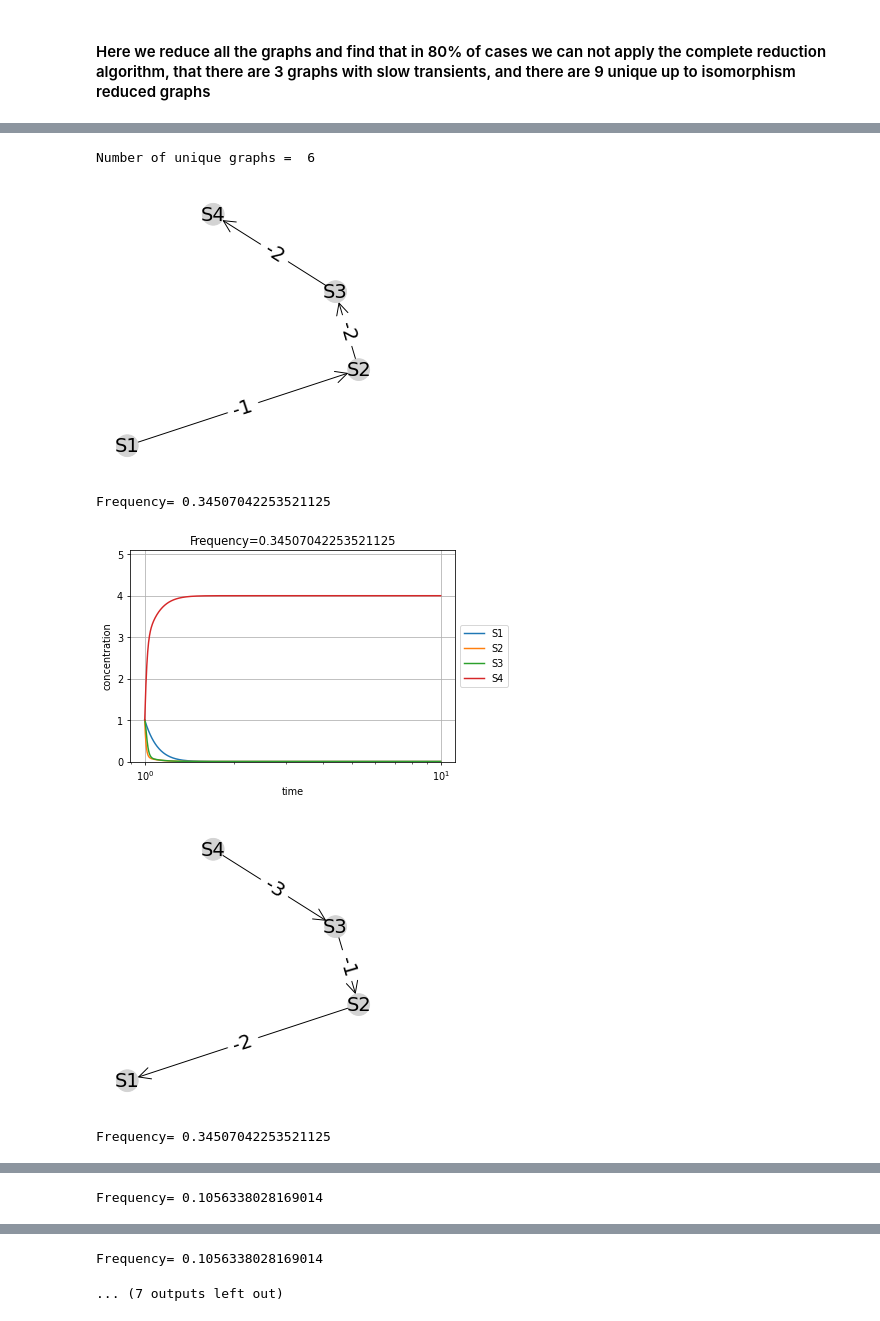
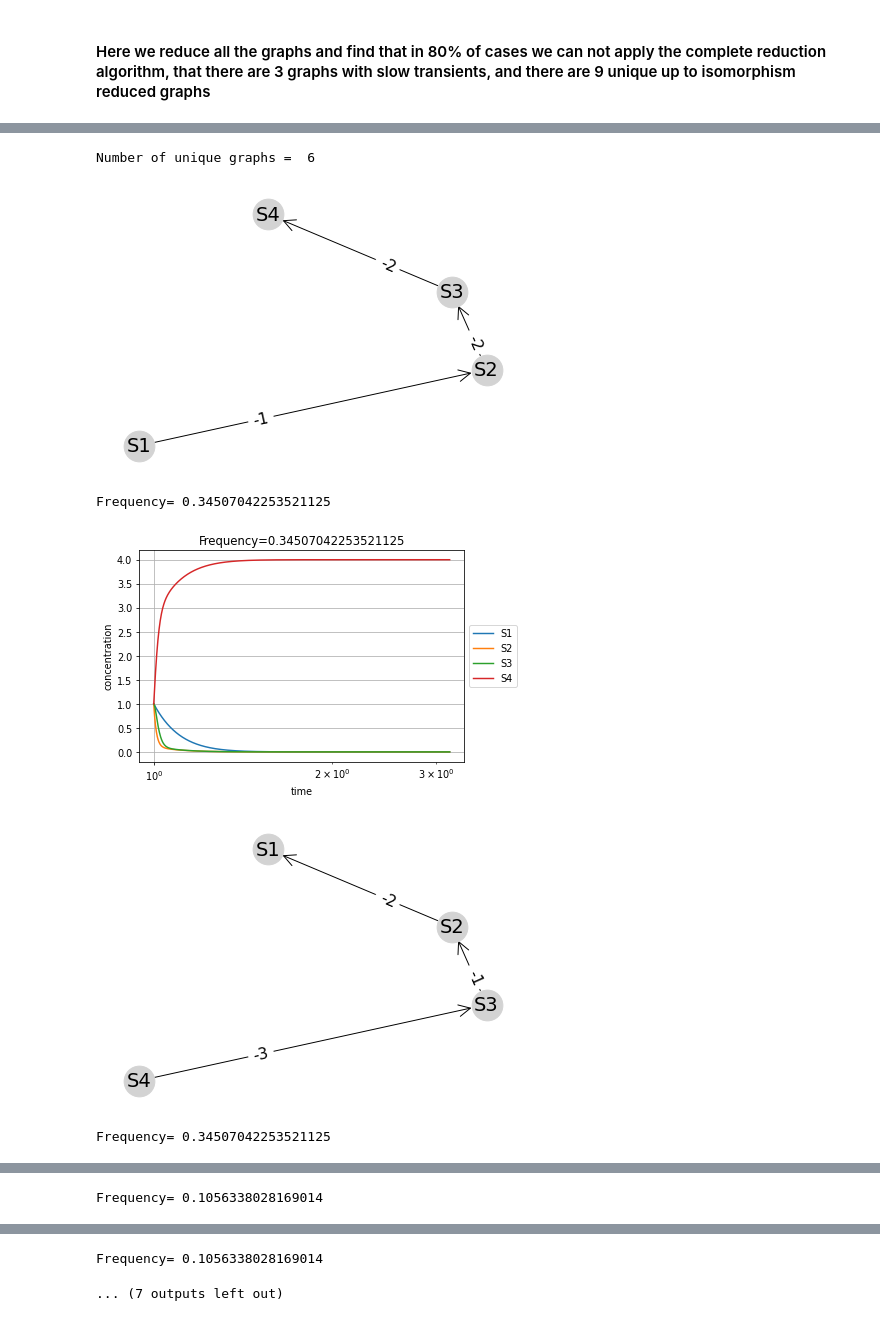
Before and after one commit to oradules/LNetReduce, a Jupyter notebook: Example_Petrov_paper.ipynb, the cells around one changed output, grey strips where cells are left out. Drawn from its saved outputs; the diff is of its cells as text; code cells hidden in the pictures.

```diff
--- a/Example_Petrov_paper.ipynb
+++ b/Example_Petrov_paper.ipynb
@@ -112,7 +32,7 @@ ungluing: {'S4': OutEdgeDataView([('S3', 'S4', -2), ('S4', 'S3', -1)]), 'S1': Ou
 # %%
 from itertools import product
 
-edge_labels = get_edge_labels_dic(G)
+edge_labels = nx.get_edge_attributes(G, 'weight')
 orders = list(product([-1,-2,-3],repeat = len(edge_labels)))
 graphs = []
 for p in orders:
@@ -131,18 +51,11 @@ print(len(graphs),' graphs generated.')
 # we also seek for the appearance of super-slow timescales, not initially present in the system
 
 def nm(n1,n2):
-    if n1['id']==n2['id']:
-        return True
-    else:
-        return False
+    return n1['id'] == n2['id']
+
 
 def get_max_timescale(G):
-    max_time_scale = -np.inf
-    for e in G.edges:
-        weight = G.get_edge_data(e[0],e[1])['weight']
-        if weight>max_time_scale:
-            max_time_scale = weight
-    return max_time_scale
+    return max([ w for src,tgt,w in G.edges(data='weight') ])
 
 max_timescale = get_max_timescale(G)
 print('Maximum timescale=',max_timescale)
@@ -154,9 +67,9 @@ counts = []
 count_errors = 0
 for gr in graphs:
     try:
-        ugr = reduction.reduce_graph(gr)
+        ugr = lnetreduce.reduce_graph(gr)
         mx_ts = get_max_timescale(ugr)
-        if mx_ts>max_timescale:
+        if mx_ts > max_timescale:
             slow_graphs.append(gr)
             slow_timescales.append(mx_ts)
         node_ids = {}
@@ -231,24 +133,24 @@ for i in irx:
     nx.draw(ugr, pos, with_labels = True,node_color=color_map,
             font_size=20,node_size=500,arrowsize=30,
             arrowstyle='->',connectionstyle="arc3,rad=0.1")
-    edge_labels = get_edge_labels_dic(ugr)
+    edge_labels = nx.get_edge_attributes(ugr, 'weight')
     #nx.draw_networkx_edge_labels(ugr,pos,edge_labels=edge_labels,font_color='black',font_size=20)
     for e in ugr.edges:
         print(e,edge_labels[e])
     plt.title('Initial, max timescale='+str(get_max_timescale(ugr)))
     plt.subplot(1,2,2)
-    ugr = reduction.reduce_graph(ugr)
+    ugr = lnetreduce.reduce_graph(ugr)
     color_map = []
     for n in ugr:
         color_map.append('lightgray')
     nx.draw(ugr, pos, with_labels = True,node_color=color_map,font_size=20,node_size=500,arrowsize=30,arrowstyle='->')
-    edge_labels = get_edge_labels_dic(ugr)
+    edge_labels = nx.get_edge_attributes(ugr, 'weight')
     nx.draw_networkx_edge_labels(ugr,pos,edge_labels=edge_labels,font_color='black',font_size=20)
     plt.title('Reduced, max timescale='+str(slow_timescales[i]))
     plt.show()
 
     if do_plot_dynamics:
-        plot_dynamics(ugr,title='Max timescale='+str(slow_timescales[i]),timescale=timescale)
+        lnetreduce.simulate_and_plot(ugr, timescale,title='Max timescale='+str(slow_timescales[i]), method='odeint')
     k+=1
     if k>max_number_of_graphs:
         break
@@ -311,44 +183,34 @@ ungluing: {'S4': OutEdgeDataView([('S3', 'S4', -3), ('S4', 'S3', -1)]), 'S1': Ou
 # %%
 # draw unique graphs
 plt.rcParams['figure.dpi']= 70
 print('Number of unique graphs = ',len(unique_reduced))
 
 
 max_number_of_graphs = 20
 most_frequent = True
 if most_frequent:
     irx = np.argsort(-np.array(counts))
 else:
     irx = np.argsort(np.array(counts))
 
 do_plot_dynamics = True
 
-timescale=1
+timescale=0.5
 
-k = 0
-for i in irx:
+for k,i in enumerate(irx):
     ugr = unique_reduced[i]
-    plt.figure(figsize=(4,4))
-    color_map = []
-    for n in ugr:
-        color_map.append('lightgray')
-    nx.draw(ugr, pos, with_labels = True,node_color=color_map,font_size=20,node_size=500,arrowsize=30,arrowstyle='->')
-    edge_labels = get_edge_labels_dic(ugr)
-    nx.draw_networkx_edge_labels(ugr,pos,edge_labels=edge_labels,font_color='black',font_size=20)
+    pos = lnetreduce.plot_graph(ugr, edge_labels='weight')
     plt.show()
     print('Frequency=',counts[i]/total_counts)
     if do_plot_dynamics:
-        #plot_dynamics(ugr,title='Frequency='+str(counts[i]/total_counts),timescale=timescale,highlighted_node='MYCN')
-        plot_dynamics(ugr,title='Frequency='+str(counts[i]/total_counts),timescale=timescale)
-        plt.ylim([0,5.1])
+        lnetreduce.simulate_and_plot(ugr, timescale, method='odeint', title='Frequency=%s' % (counts[i]/total_counts))
         plt.show()
-    k+=1
     if k>max_number_of_graphs:
         break
 # %% [output]
 Number of unique graphs =  6
-[figure, old version]
+[figure, new version]
 Frequency= 0.34507042253521125
-[figure, old version]
+[figure, new version]
-[figure, old version]
+[figure, new version]
 Frequency= 0.34507042253521125
```
Also changed, not shown: parts of 10 cells of this notebook, 2 other files.
